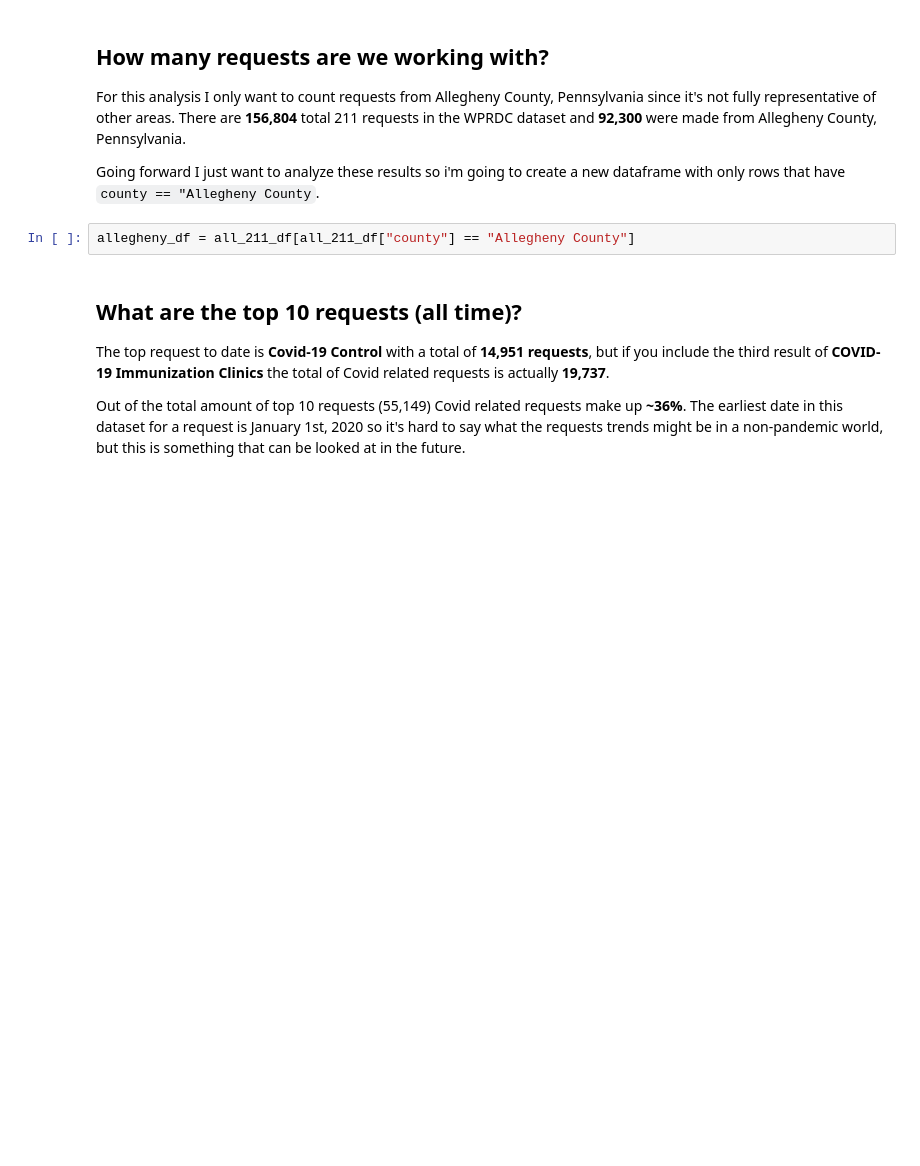
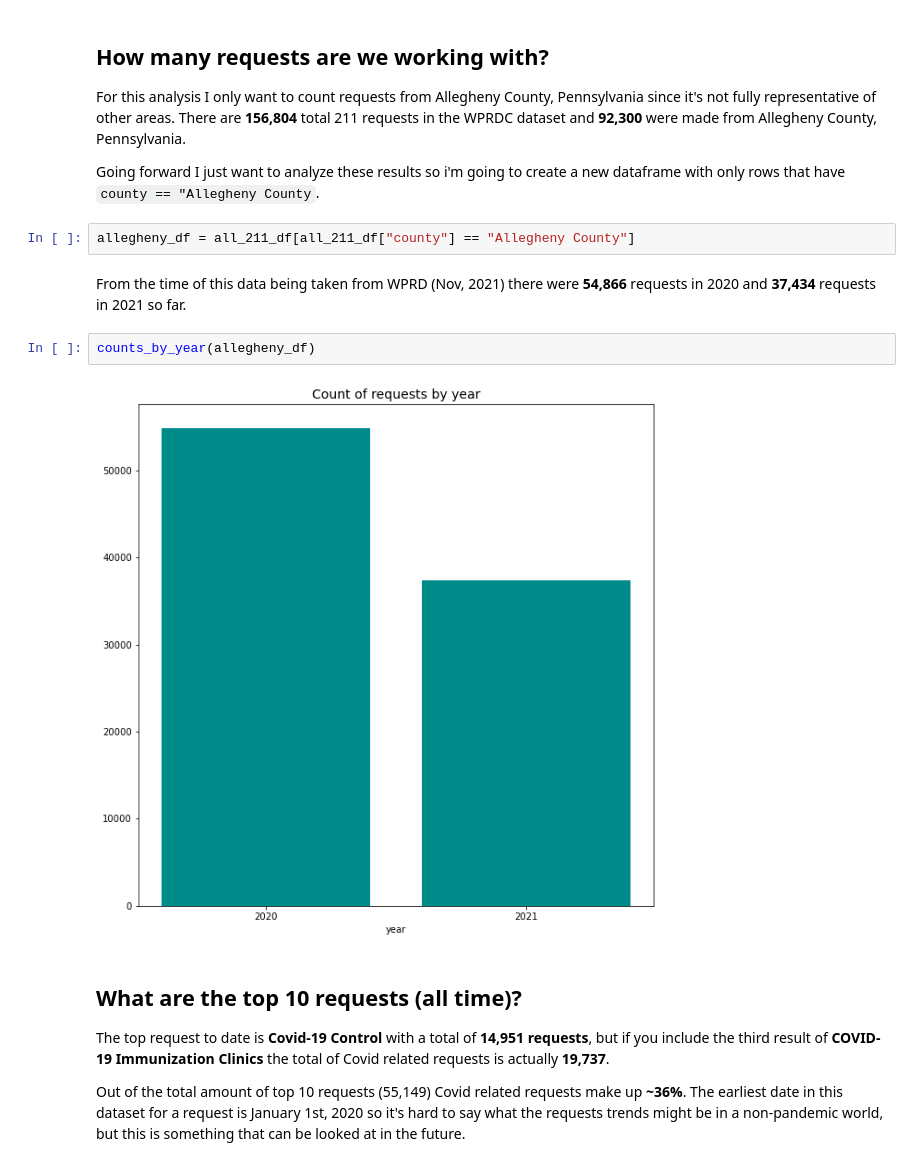
Before and after one commit to ohitsmekatie/pittsburgh-211-analysis, a Jupyter notebook: pittsburgh-211-analysis.ipynb, the cells around one changed output. Drawn from its saved outputs; the diff is of its cells as text; blank space fills up the shorter version.

```diff
--- a/pittsburgh-211-analysis.ipynb
+++ b/pittsburgh-211-analysis.ipynb
@@ -47,6 +48,12 @@ For this analysis I only want to count requests from Allegheny County, Pennsylva
 Going forward I just want to analyze these results so i'm going to create a new dataframe with only rows that have `county == "Allegheny County`.
 # %%
 allegheny_df = all_211_df[all_211_df["county"] == "Allegheny County"]
+# %% [markdown]
+From the time of this data being taken from WPRD (Nov, 2021) there were **54,866** requests in 2020 and **37,434** requests in 2021 so far.
+# %%
+counts_by_year(allegheny_df)
+# %% [output]
+[figure, added]
 # %% [markdown]
 ## What are the top 10 requests (all time)?
 
```
Also changed, not shown: parts of 13 cells of this notebook, 1 other file.
